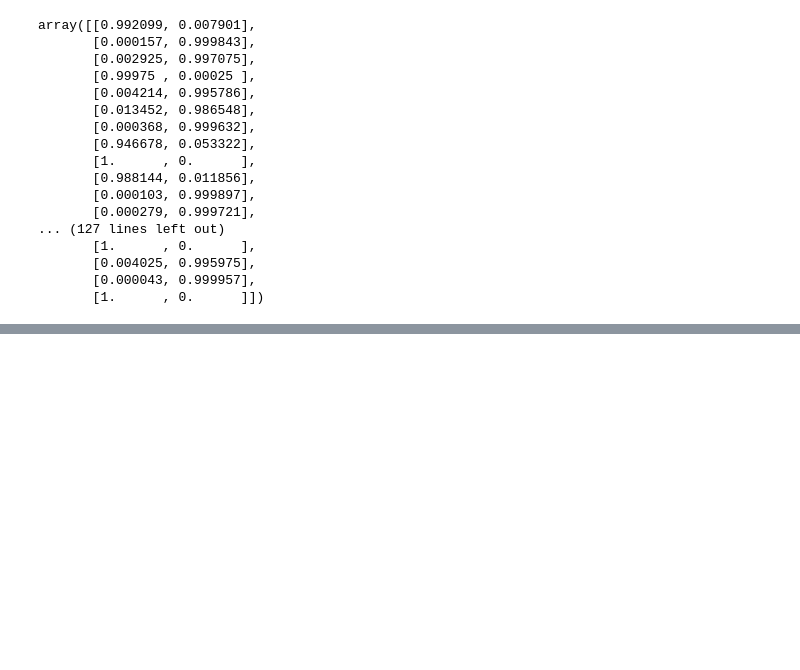
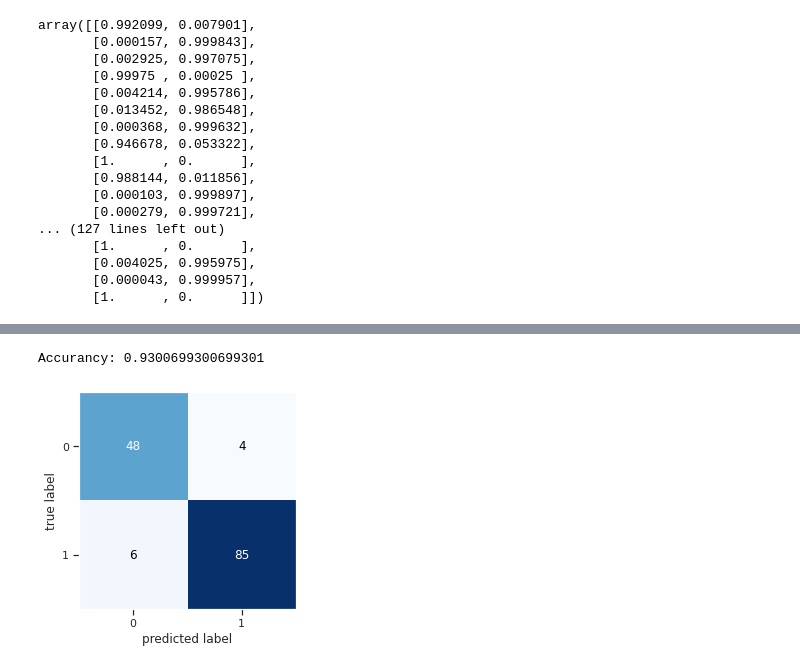
Before and after one commit to nefetorve/big_data, a Jupyter notebook: 06_uczenie_maszynowe/06_regresja_logistyczna.ipynb, the cells around one changed output, grey strips where cells are left out. Saved outputs shown, nothing was run; the diff lists cells and outputs as text; code cells hidden in the pictures; blank space fills up the shorter version.

```diff
--- a/06_uczenie_maszynowe/06_regresja_logistyczna.ipynb
+++ b/06_uczenie_maszynowe/06_regresja_logistyczna.ipynb
@@ -155,3 +155,6 @@ array([[0.992099, 0.007901],
        [0.004025, 0.995975],
        [0.000043, 0.999957],
        [1.      , 0.      ]])
+# %%
+y_pred = classifier.predict(X_test)
+y_pred
@@ -157,0 +169,15 @@ array([[0.992099, 0.007901],
+# %%
+from sklearn.metrics import confusion_matrix, accuracy_score, classification_report
+from mlxtend.plotting import plot_confusion_matrix
+import seaborn as sns
+sns.set()
+
+
+cm = confusion_matrix(y_test,y_pred)
+plot_confusion_matrix(cm)
+
+acc = accuracy_score(y_test,y_pred)
+print(f'Accurancy: {acc}')
+# %% [output]
+Accurancy: 0.9300699300699301
+[figure, added]
```
Also changed, not shown: parts of 3 cells of this notebook.
